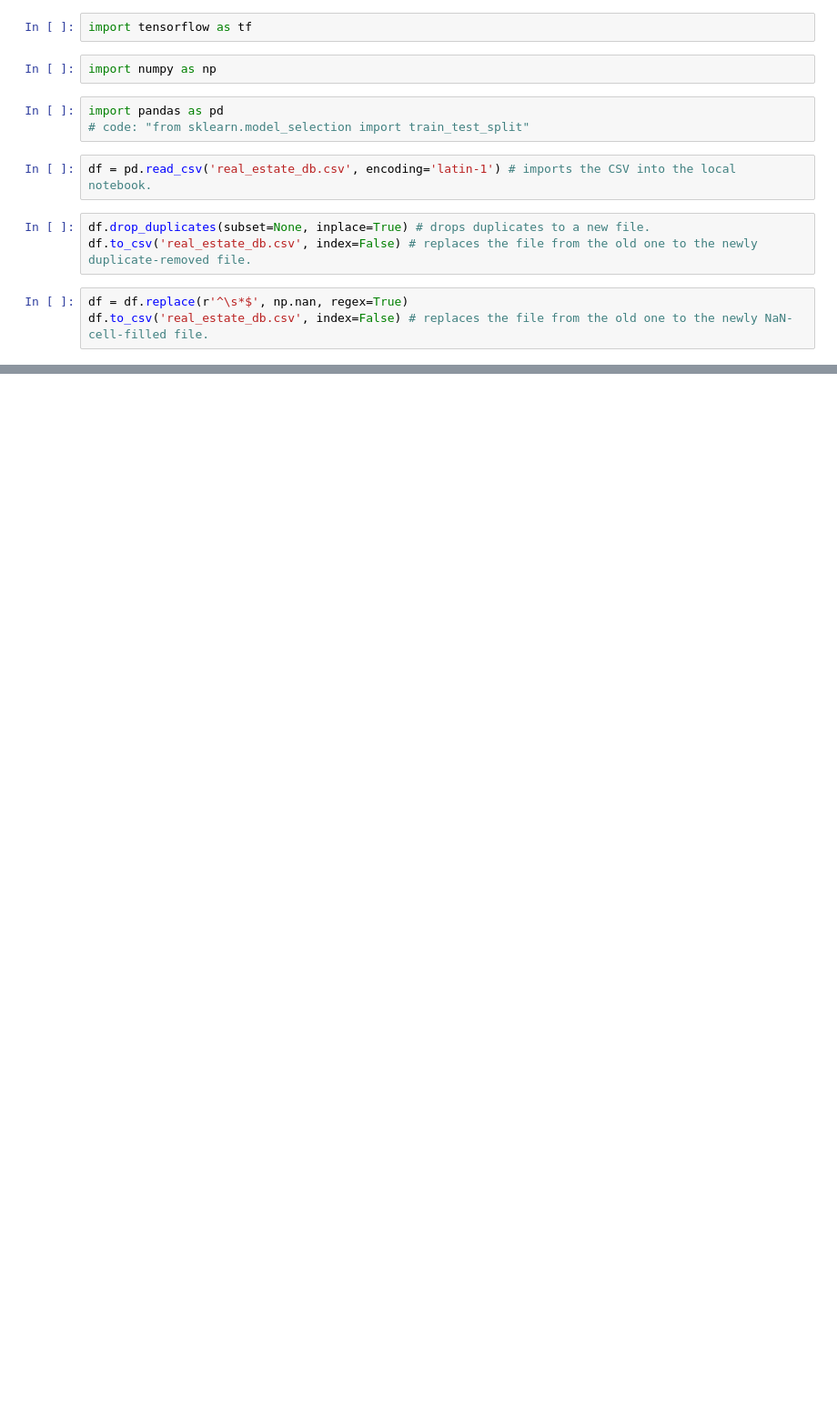
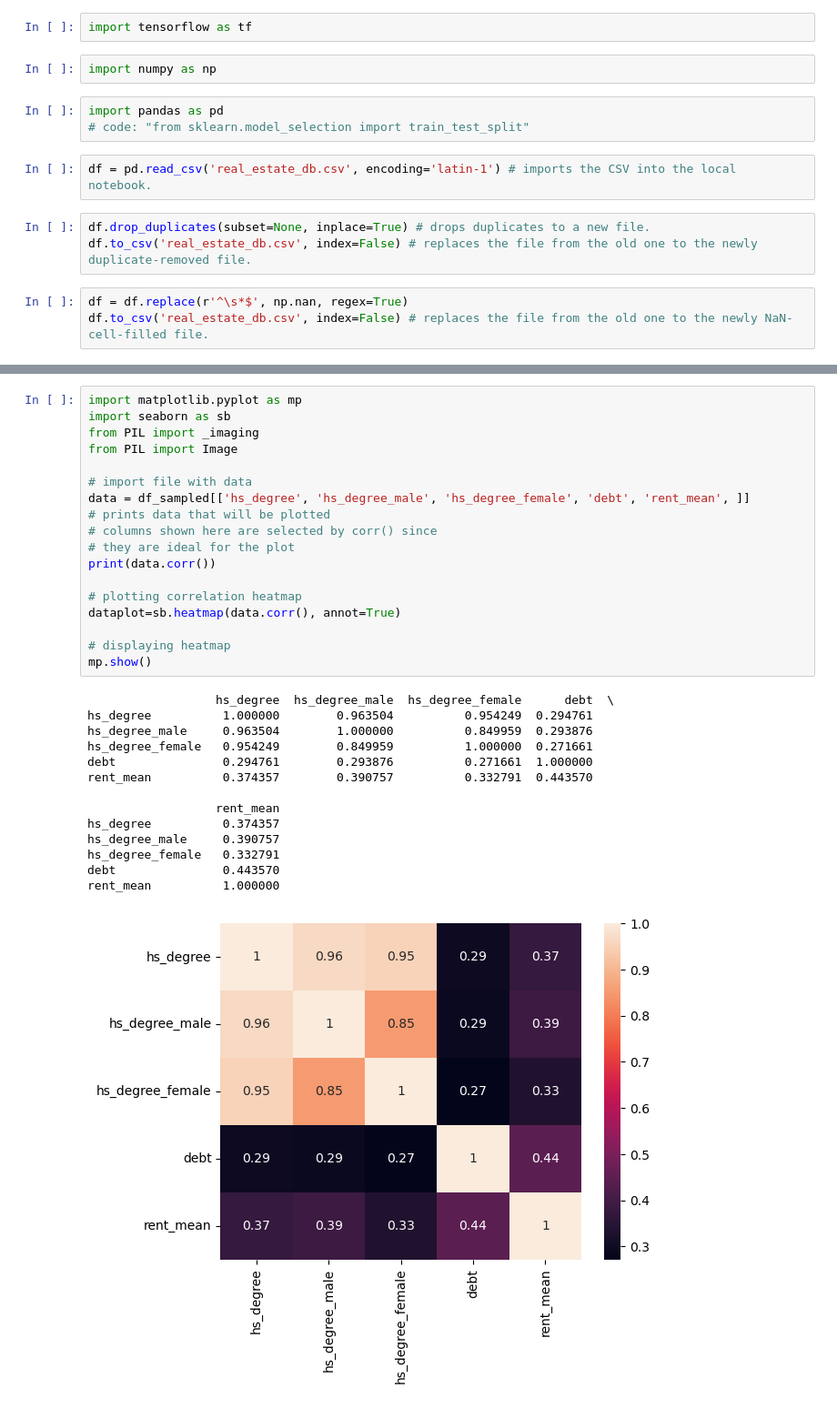
Before and after one commit to suspendedbelief1iii/datasciencecsuf, a Jupyter notebook: datascience0.ipynb, the cells around one changed output, grey strips where cells are left out. Shown at 91% size. Drawn from its saved outputs; the diff is of its cells as text; blank space fills up the shorter version.

```diff
--- a/datascience0.ipynb
+++ b/datascience0.ipynb
@@ -27,0 +47,33 @@ df.head()
+# %%
+import matplotlib.pyplot as mp
+import seaborn as sb
+from PIL import _imaging
+from PIL import Image
+
+# import file with data
+data = df_sampled[['hs_degree', 'hs_degree_male', 'hs_degree_female', 'debt', 'rent_mean', ]]
+# prints data that will be plotted
+# columns shown here are selected by corr() since
+# they are ideal for the plot
+print(data.corr())
+
+# plotting correlation heatmap
+dataplot=sb.heatmap(data.corr(), annot=True)
+
+# displaying heatmap
+mp.show()
+# %% [output]
+                  hs_degree  hs_degree_male  hs_degree_female      debt  \
+hs_degree          1.000000        0.963504          0.954249  0.294761
+hs_degree_male     0.963504        1.000000          0.849959  0.293876
+hs_degree_female   0.954249        0.849959          1.000000  0.271661
+debt               0.294761        0.293876          0.271661  1.000000
+rent_mean          0.374357        0.390757          0.332791  0.443570
+
+                  rent_mean
+hs_degree          0.374357
+hs_degree_male     0.390757
+hs_degree_female   0.332791
+debt               0.443570
+rent_mean          1.000000
+[figure, added]
```
Also changed, not shown: parts of 8 cells of this notebook.
